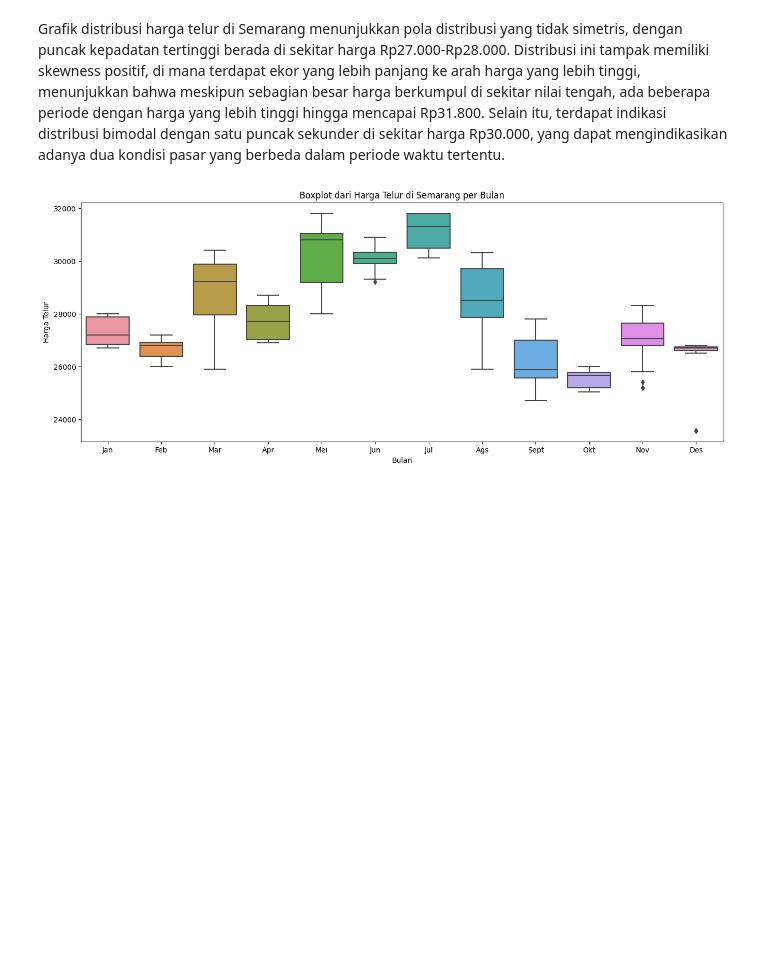
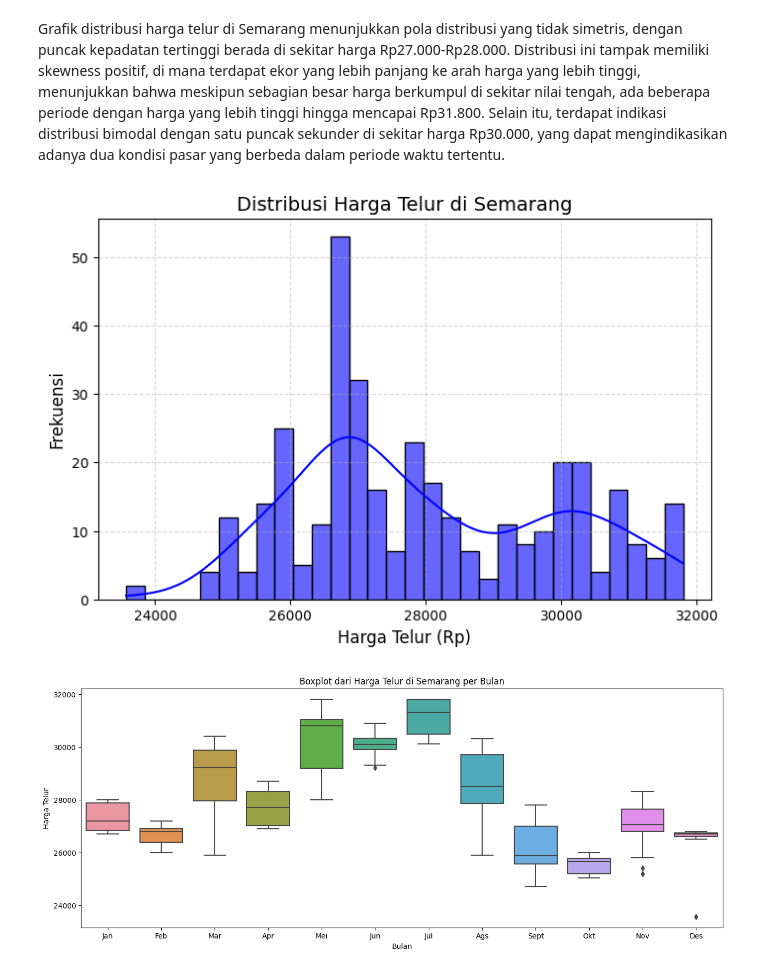
Before and after one commit to Andiilla/Analisis-Time-Series-Public, a Jupyter notebook: KULIAH/Pert6_Tugas2_Kelompok_Model Terbaik/Pemilihan Model Terbaik.ipynb, the cells around one changed output. Saved outputs shown, nothing was run; the diff lists cells and outputs as text; code cells hidden in the pictures; blank space fills up the shorter version.

```diff
--- a/KULIAH/Pert6_Tugas2_Kelompok_Model Terbaik/Pemilihan Model Terbaik.ipynb
+++ b/KULIAH/Pert6_Tugas2_Kelompok_Model Terbaik/Pemilihan Model Terbaik.ipynb
@@ -140,6 +142,28 @@ plt.show()
 [figure]
 # %% [markdown]
 Grafik distribusi harga telur di Semarang menunjukkan pola distribusi yang tidak simetris, dengan puncak kepadatan tertinggi berada di sekitar harga Rp27.000-Rp28.000. Distribusi ini tampak memiliki skewness positif, di mana terdapat ekor yang lebih panjang ke arah harga yang lebih tinggi, menunjukkan bahwa meskipun sebagian besar harga berkumpul di sekitar nilai tengah, ada beberapa periode dengan harga yang lebih tinggi hingga mencapai Rp31.800. Selain itu, terdapat indikasi distribusi bimodal dengan satu puncak sekunder di sekitar harga Rp30.000, yang dapat mengindikasikan adanya dua kondisi pasar yang berbeda dalam periode waktu tertentu.
+# %%
+# Pastikan harga telur tidak mengandung nilai negatif
+data_positif = df[df['semarang'] > 0]
+
+# Membuat figure
+plt.figure(figsize=(8, 5))
+
+# Histogram dengan KDE untuk distribusi harga telur
+sns.histplot(data_positif['semarang'], bins=30, kde=True, color='blue', edgecolor='black', alpha=0.6)
+
+# Atur label dan judul
+plt.xlabel('Harga Telur (Rp)', fontsize=12)
+plt.ylabel('Frekuensi', fontsize=12)
+plt.title('Distribusi Harga Telur di Semarang', fontsize=14)
+
+# Tampilkan grid
+plt.grid(linestyle="--", alpha=0.5)
+
+# Tampilkan plot
+plt.show()
+# %% [output]
+[figure, added]
 # %%
 # 1. Pastikan kolom 'Date' dalam format datetime
 df.index = pd.to_datetime(df.index)
```
Also changed, not shown: parts of 105 cells of this notebook.
